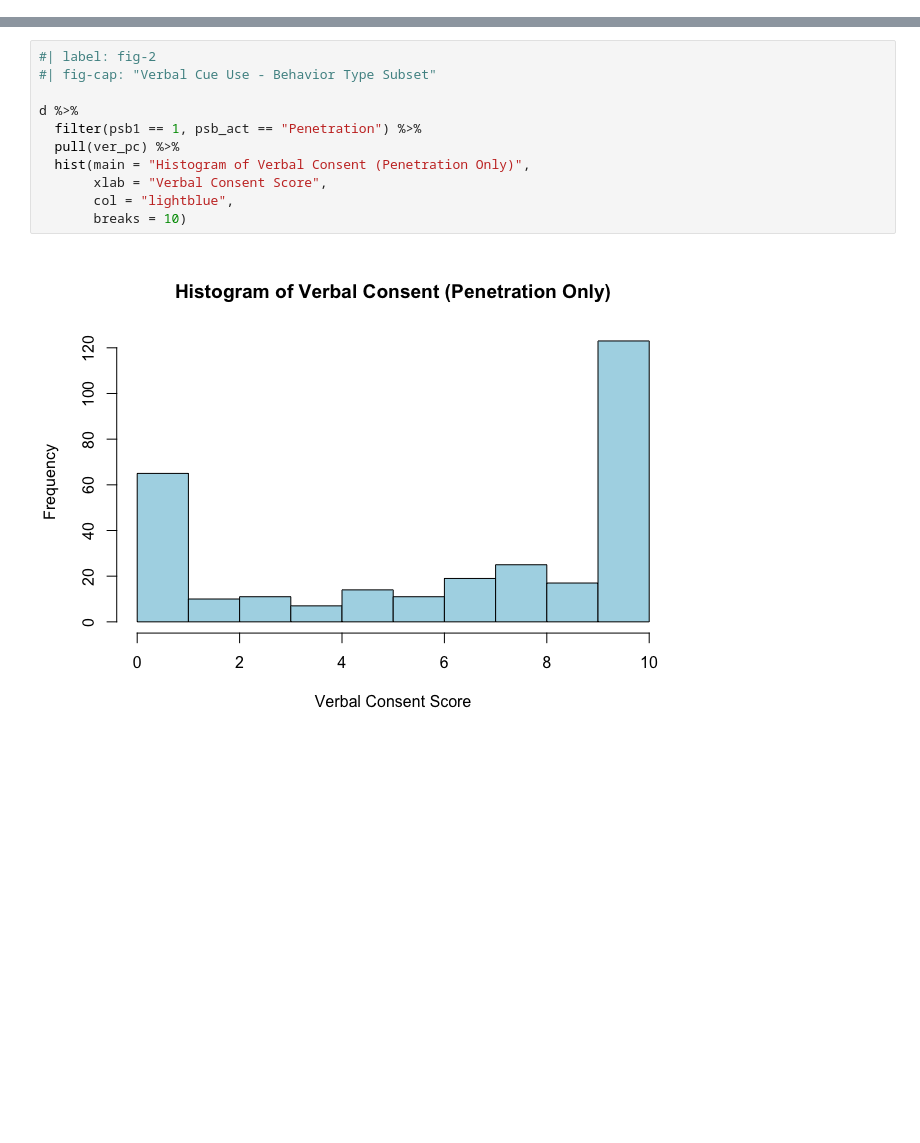
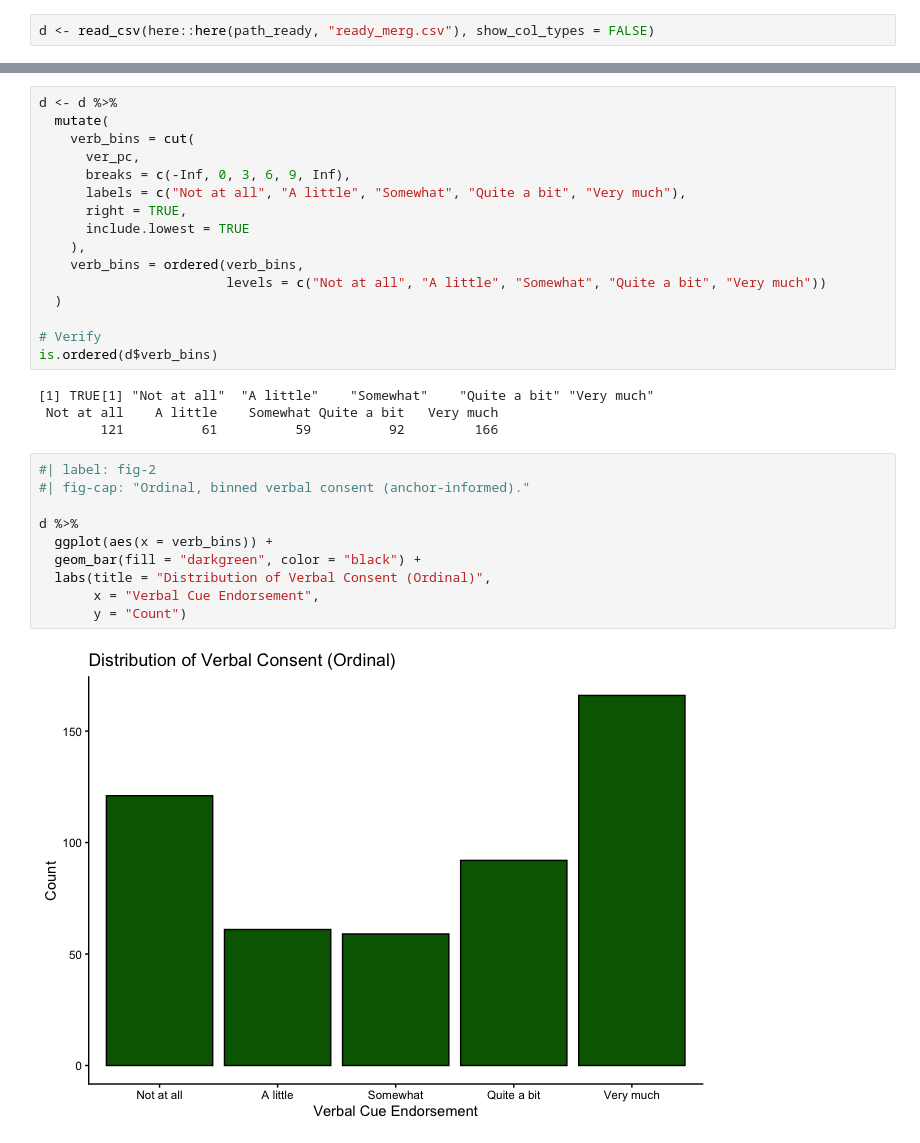
Before and after one commit to sbward23/study_cues, a Jupyter notebook: .quarto/embed/notebooks/fig1.embed.ipynb, the cells around one changed output, grey strips where cells are left out. Drawn from its saved outputs; the diff is of its cells as text; blank space fills up the shorter version.

```diff
--- a/.quarto/embed/notebooks/fig1.embed.ipynb
+++ b/.quarto/embed/notebooks/fig1.embed.ipynb
@@ -7,2 +5,4 @@ d <- read_csv(here::here(path_ready, "ready_cues.csv"), show_col_types = FALSE)
+# %%
+d <- read_csv(here::here(path_ready, "ready_merg.csv"), show_col_types = FALSE)
 # %%
 #| label: fig-1
@@ -19,13 +19,32 @@ d %>%
+# %%
+d <- d %>%
+  mutate(
+    verb_bins = cut(
+      ver_pc,
+      breaks = c(-Inf, 0, 3, 6, 9, Inf),
+      labels = c("Not at all", "A little", "Somewhat", "Quite a bit", "Very much"),
+      right = TRUE,
+      include.lowest = TRUE
+    ),
+    verb_bins = ordered(verb_bins,
+                        levels = c("Not at all", "A little", "Somewhat", "Quite a bit", "Very much"))
+  )
+
+# Verify
+is.ordered(d$verb_bins)
+# %% [output]
+[1] TRUE[1] "Not at all"  "A little"    "Somewhat"    "Quite a bit" "Very much"
+ Not at all    A little    Somewhat Quite a bit   Very much
+        121          61          59          92         166
 # %%
 #| label: fig-2
-#| fig-cap: "Verbal Cue Use - Behavior Type Subset"
+#| fig-cap: "Ordinal, binned verbal consent (anchor-informed)."
 
 d %>%
-  filter(psb1 == 1, psb_act == "Penetration") %>%
-  pull(ver_pc) %>%
-  hist(main = "Histogram of Verbal Consent (Penetration Only)",
-       xlab = "Verbal Consent Score",
-       col = "lightblue",
-       breaks = 10)
+  ggplot(aes(x = verb_bins)) +
+  geom_bar(fill = "darkgreen", color = "black") +
+  labs(title = "Distribution of Verbal Consent (Ordinal)",
+       x = "Verbal Cue Endorsement",
+       y = "Count")
 # %% [output]
-[figure, old version]
+[figure, new version]
```
Also changed, not shown: parts of 7 cells of this notebook, 31 other files.
